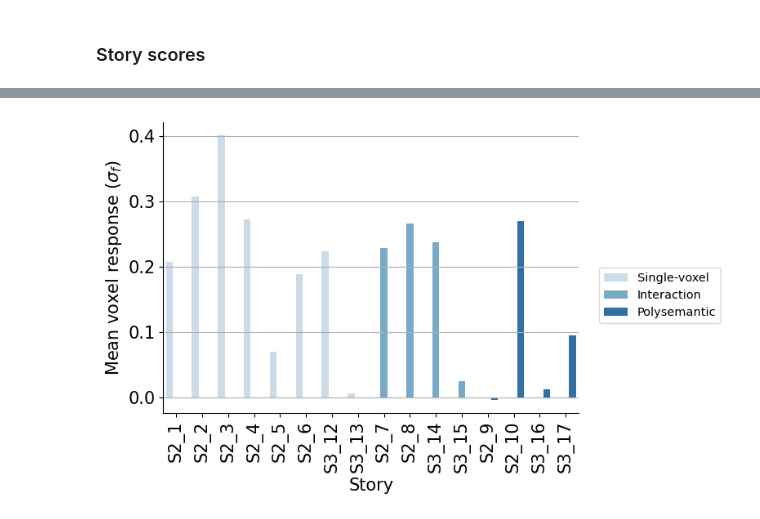
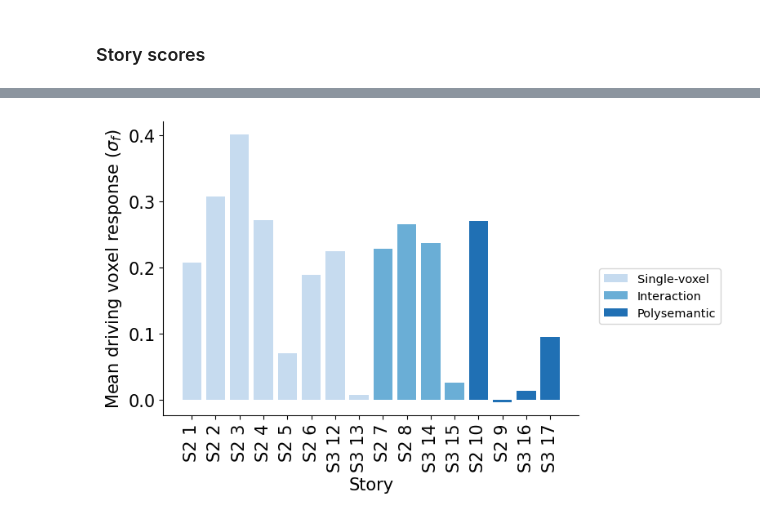
Before and after one commit to microsoft/automated-explanations, a Jupyter notebook: notebooks_stories/2_analyze_pilot/03_full_plots.ipynb, the cells around one changed output, grey strips where cells are left out. Cells and saved outputs as stored; diff of their text form; code cells hidden in the pictures.

```diff
--- a/notebooks_stories/2_analyze_pilot/03_full_plots.ipynb
+++ b/notebooks_stories/2_analyze_pilot/03_full_plots.ipynb
@@ -134,41 +126,45 @@ setting = ['Single-voxel', 'Single-voxel', 'Interaction', 'Interaction',
 df_big = []
 for df in dfs:
     # make barplot comparing driving and baseline
     d = df.melt(id_vars='story', value_vars=[
         'driving', 'baseline'], var_name='condition', value_name='mean')
     d['subj'] = subj.pop(0)
     d['setting'] = setting.pop(0)
-    d['story'] = d.apply(lambda x: x['subj'] + '_' + x['story'], axis=1)
+    d['story'] = d.apply(lambda x: x['subj'] + ' ' + x['story'], axis=1)
     df_big.append(deepcopy(d))
 
 df_big = pd.concat(df_big)
 df_big['story'] = df_big['story'].str.replace('GenStory', '')
 df_big = df_big[df_big['condition'] == 'driving']
 
 
 # set xticklabels rotated
 plt.figure(figsize=(8, 5))
-plt.grid()
+# plt.grid()
 
 # shade bars by subj
-sns.barplot(data=df_big, x='story', y='mean',
-            hue='setting',
-            width=0.8,
-            palette=sns.color_palette("Blues", 3),
-            # hue=df_big[['setting', 'subj']].apply(tuple, axis=1).apply(str)
-            )
+offset = 0
+xticklabels = []
+for i, setting in enumerate(df_big['setting'].unique()):
+    d = df_big[df_big['setting'] == setting]
+    d = d.sort_values('story')
+    plt.bar(np.arange(len(d)) + offset, d['mean'], label=setting,
+            color=sns.color_palette("Blues", 3)[i])
+    xticklabels += d['story'].tolist()
+    offset += len(d)
 
 # move legend to right
 plt.legend(bbox_to_anchor=(1.05, 0.5), loc=2,
            borderaxespad=0., fontsize='x-small')
 
-plt.xticks(rotation=90, va='top')
+plt.xticks(rotation=90, va='top', labels=xticklabels,
+           ticks=np.arange(len(xticklabels)))
 plt.xlabel('Story')
 
 
-plt.ylabel('Mean voxel response ($\sigma_f$)')
+plt.ylabel('Mean driving voxel response ($\sigma_f$)')
 plt.savefig(join(RESULTS_DIR, 'figs/main', 'full_story_breakdown.pdf'))
 
 plt.show()
 # %% [output]
-[figure, old version]
+[figure, new version]
```
Also changed, not shown: parts of 4 cells of this notebook, 1 other file.
